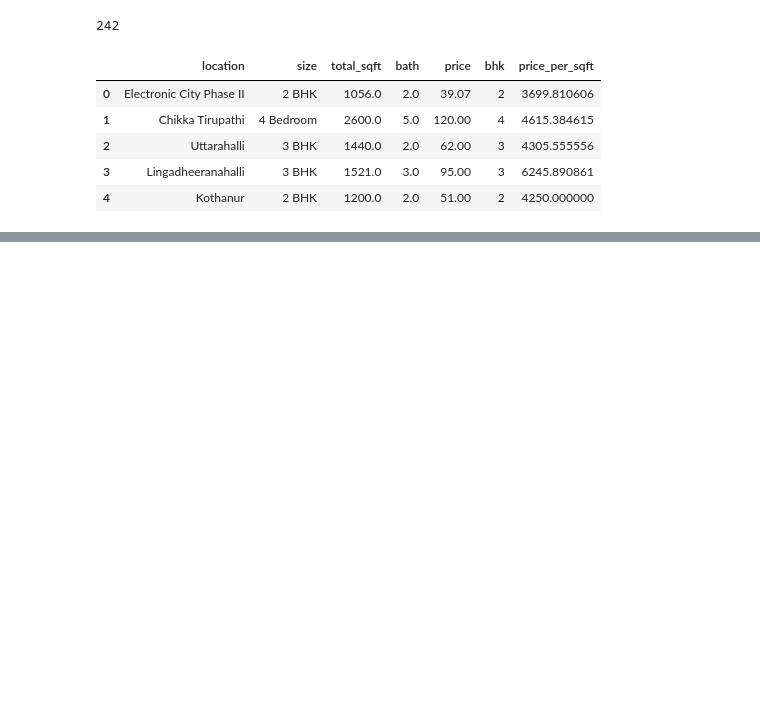
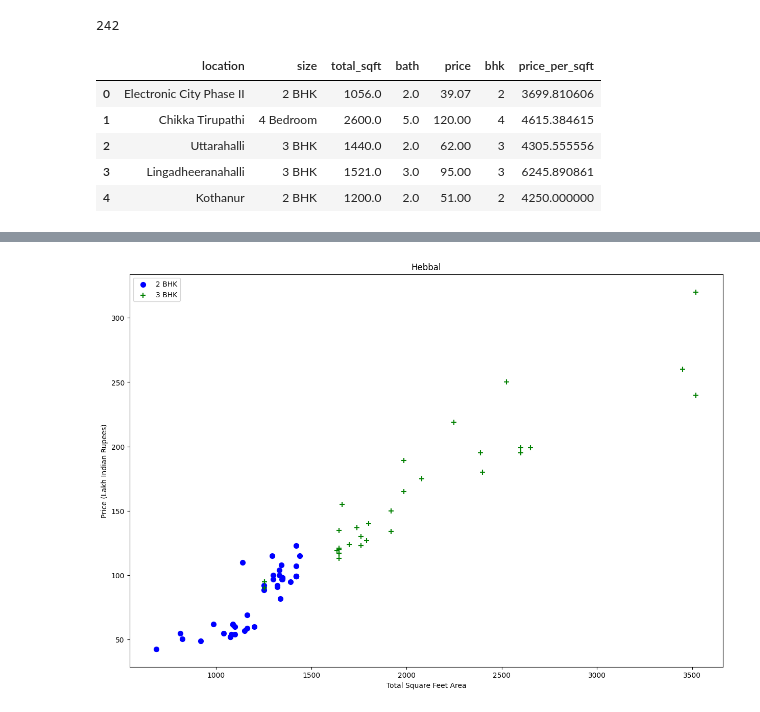
Before and after one commit to KHPDULASHA/Real-Estate-Price-Prediction-Project, a Jupyter notebook: Real Estate Price Prediction Project/pred.ipynb, the cells around one changed output, grey strips where cells are left out. Saved outputs shown, nothing was run; the diff lists cells and outputs as text; code cells hidden in the pictures; blank space fills up the shorter version.

```diff
--- a/Real Estate Price Prediction Project/pred.ipynb
+++ b/Real Estate Price Prediction Project/pred.ipynb
@@ -239,0 +344,4 @@ df5.head()
+# %%
+plot_scatter_chart(df8,"Hebbal")
+# %% [output]
+[figure, added]
```
Also changed, not shown: parts of 30 cells of this notebook.
